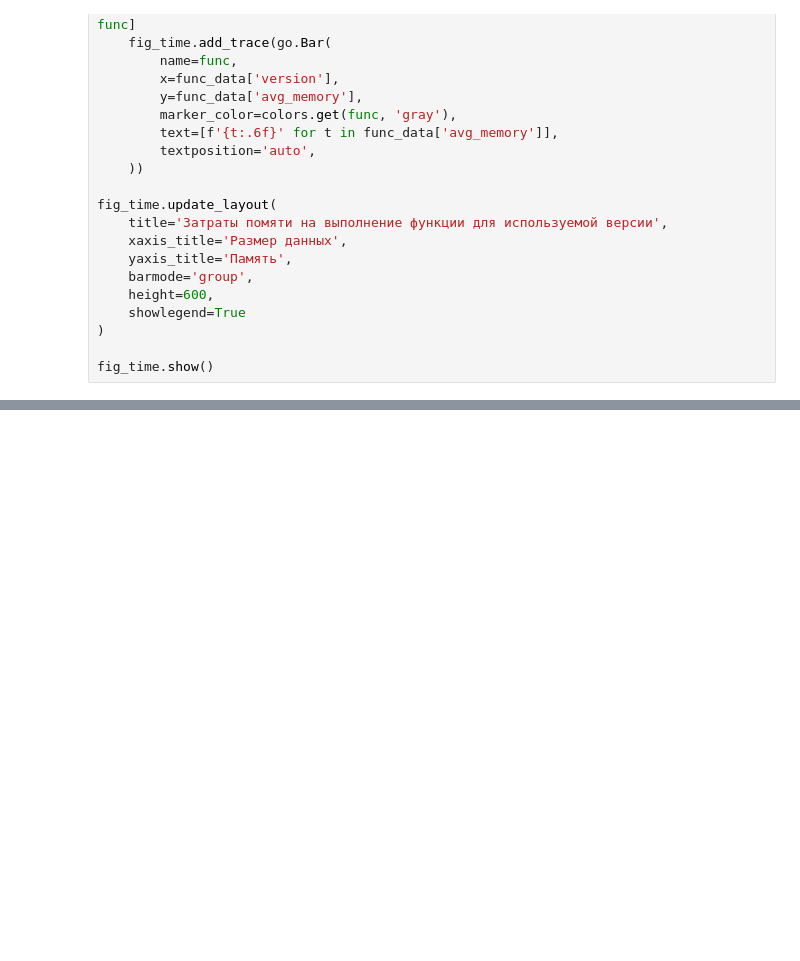
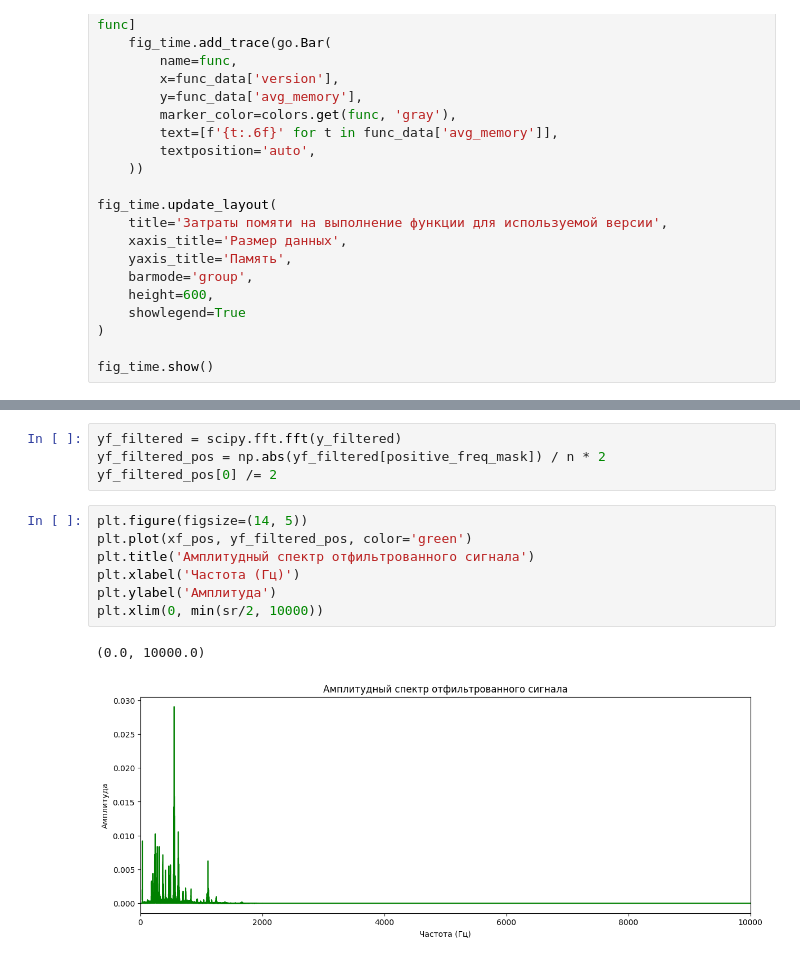
Before and after one commit to vl4xd/pstu-python-programming, a Jupyter notebook: lab_work_4/src/main.ipynb, the cells around one changed output, grey strips where cells are left out. Saved outputs shown, nothing was run; the diff lists cells and outputs as text; blank space fills up the shorter version.

```diff
--- a/lab_work_4/src/main.ipynb
+++ b/lab_work_4/src/main.ipynb
@@ -1105,0 +1363,14 @@ fig_time.show()
+# %%
+yf_filtered = scipy.fft.fft(y_filtered)
+yf_filtered_pos = np.abs(yf_filtered[positive_freq_mask]) / n * 2
+yf_filtered_pos[0] /= 2
+# %%
+plt.figure(figsize=(14, 5))
+plt.plot(xf_pos, yf_filtered_pos, color='green')
+plt.title('Амплитудный спектр отфильтрованного сигнала')
+plt.xlabel('Частота (Гц)')
+plt.ylabel('Амплитуда')
+plt.xlim(0, min(sr/2, 10000))
+# %% [output]
+(0.0, 10000.0)
+[figure, added]
```
Also changed, not shown: parts of 22 cells of this notebook, 1 other file.
